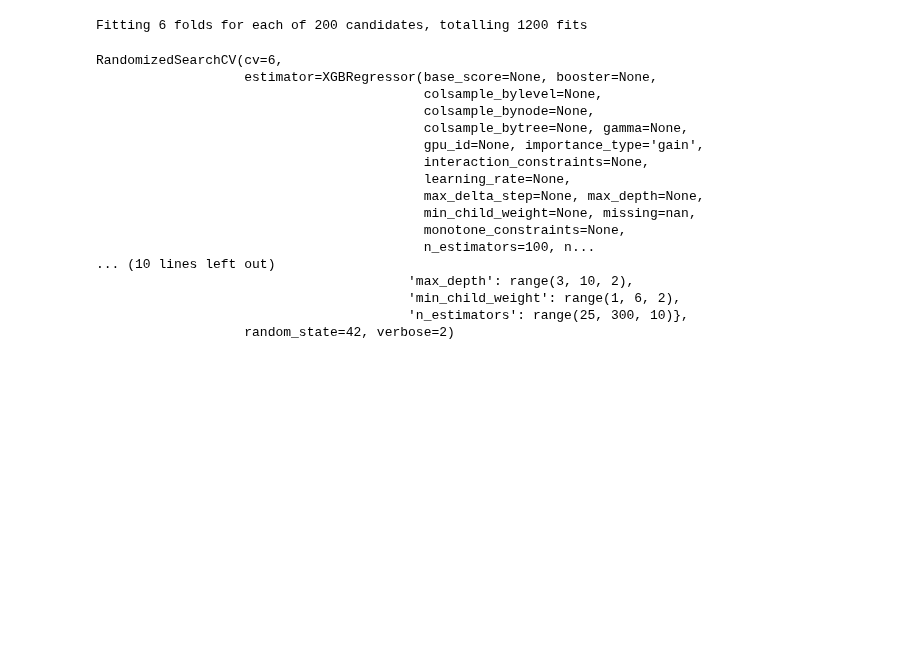
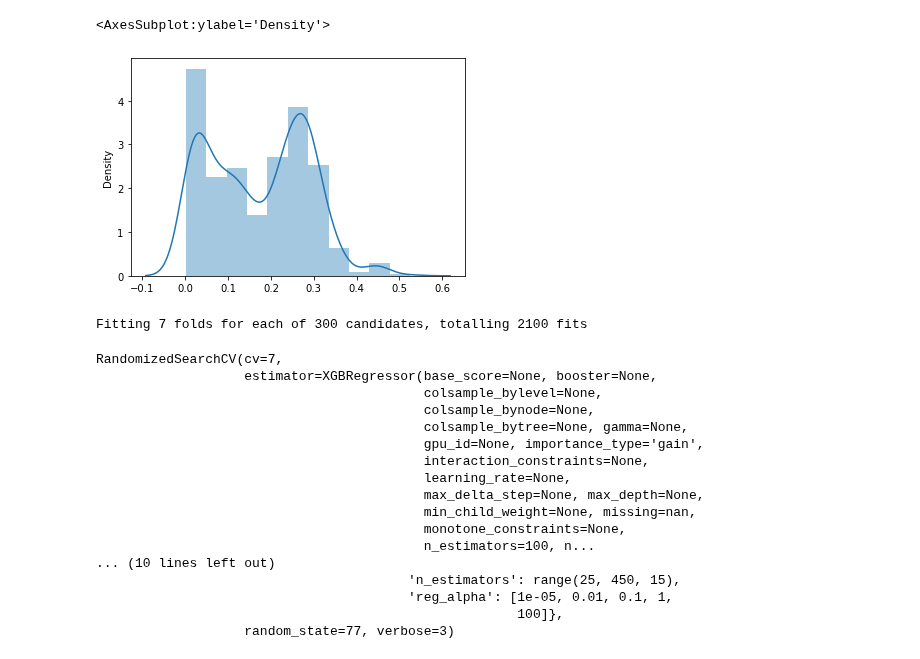
Before and after one commit to ZachLiu519/nba-model, a Jupyter notebook: spring21_models/xgboost_model.ipynb, the cells around one changed output. Cells and saved outputs as stored; diff of their text form; code cells hidden in the pictures; blank space fills up the shorter version.

Commit message:
change smote strategy

```diff
--- a/spring21_models/xgboost_model.ipynb
+++ b/spring21_models/xgboost_model.ipynb
@@ -8,6 +12,4 @@ from xgboost import XGBRegressor
 # %%
-import smogn
-
 df = pd.read_excel("../spring21_data/fa_stats_v3.xlsx")
 df = df.select_dtypes(exclude=['object'])
 df.drop(columns=["Unnamed: 0", "Minutes", "salary", "clean_season", "age", "end season_y", "season_end"], inplace=True)
@@ -15,19 +17,30 @@ df.drop(columns=["Unnamed: 0", "Minutes", "salary", "clean_season", "age", "end
 X = df.drop(columns=["cap_space_usage"])
 y = df["cap_space_usage"]
 
-X_train, X_test, y_train, y_test = train_test_split(X, y, test_size=0.15, random_state=77)
+X_train, X_test, y_train, y_test = train_test_split(X, y, test_size=0.15, random_state=seed)
 both = pd.concat([X_train, y_train], axis=1).reset_index().drop(columns=["index"])
-smote_data = smogn.smoter(data = both,
+smote_data_high = smogn.smoter(data = both,
                            y = 'cap_space_usage',
                            rel_xtrm_type = 'high',
                            rel_thres = 0.9,
-                           k = 13,
+                           k = 9,
+                           drop_na_col = True,       ## boolean (True or False)
+                           drop_na_row = True,
                            samp_method = 'extreme')
+smote_data_low = smogn.smoter(data = both,
+                           y = 'cap_space_usage',
+                           rel_xtrm_type = 'both',
+                           rel_thres = 0.08,
+                           k = 9,
+                           drop_na_col = True,       ## boolean (True or False)
+                           drop_na_row = True,
+                           samp_method = 'extreme')
+smote_data = pd.concat([smote_data_high, smote_data_low], ignore_index=True).drop_duplicates()
 sm = smote_data.sample(frac=1) ## make sure to shuffle the rows otherwise the cross validation will be scuffed
 y = sm[['cap_space_usage']]
 X = sm.drop(columns=['cap_space_usage'])
 
-X_train, X_val, y_train, y_val = train_test_split(X, y, test_size=0.15, random_state=77)
+X_train, X_val, y_train, y_val = train_test_split(X, y, test_size=0.15, random_state=seed)
 
 # scale the numerical features only (this leaves out the dummy features from earlier)
 
@@ -39,10 +52,9 @@ feature_scores = pd.concat([pd.Series(X.columns), pd.Series(select.scores_)], ax
 feature_scores.columns = ["features", "score"]
 features = list(feature_scores.sort_values(by=["score"], ascending=False).head(40)['features'])
 
-scaler = StandardScaler()
-X_train = scaler.fit_transform(X_train[features])
-X_test = scaler.transform(X_test[features])
-X_val = scaler.transform(X_val[features])
+X_train = X_train[features]
+X_test = X_test[features]
+X_val = X_val[features]
 
 from sklearn.metrics import mean_squared_error, r2_score, explained_variance_score, mean_squared_log_error
 def evaluate(y_pred, y_test):
@@ -90,6 +102,11 @@ def run(model, model_name, x_train, x_val):
     evaluate(y_pred, y_val)
 
     print("_____________________________________________")
+# %%
+sns.distplot(y)
+# %% [output]
+<AxesSubplot:ylabel='Density'>
+[figure, added]
 # %%
 from sklearn.model_selection import RandomizedSearchCV
 # Number of trees in tree
@@ -112,12 +130,12 @@ random_grid = {'n_estimators': n_estimators,
 xgb = XGBRegressor()
 # Random search of parameters, using 3 fold cross validation,
 # search across 100 different combinations, and use all available cores
-xgb_random = RandomizedSearchCV(estimator = xgb, param_distributions = random_grid, n_iter = 200, cv = 6, verbose=2, random_state=42, n_jobs = -1)
+xgb_random = RandomizedSearchCV(estimator = xgb, param_distributions = random_grid, n_iter = 300, cv = 7, verbose=3, random_state=seed, n_jobs = -1)
 # Fit the random search model
 xgb_random.fit(X_train, y_train)
 # %% [output]
-Fitting 6 folds for each of 200 candidates, totalling 1200 fits
+Fitting 7 folds for each of 300 candidates, totalling 2100 fits
-RandomizedSearchCV(cv=6,
+RandomizedSearchCV(cv=7,
                    estimator=XGBRegressor(base_score=None, booster=None,
                                           colsample_bylevel=None,
                                           colsample_bynode=None,
@@ -130,7 +148,7 @@ RandomizedSearchCV(cv=6,
                                           monotone_constraints=None,
                                           n_estimators=100, n...
 ... (10 lines left out)
-                                        'max_depth': range(3, 10, 2),
-                                        'min_child_weight': range(1, 6, 2),
-                                        'n_estimators': range(25, 300, 10)},
-                   random_state=42, verbose=2)
+                                        'n_estimators': range(25, 450, 15),
+                                        'reg_alpha': [1e-05, 0.01, 0.1, 1,
+                                                      100]},
+                   random_state=77, verbose=3)
```
Also changed, not shown: parts of 13 cells of this notebook.
